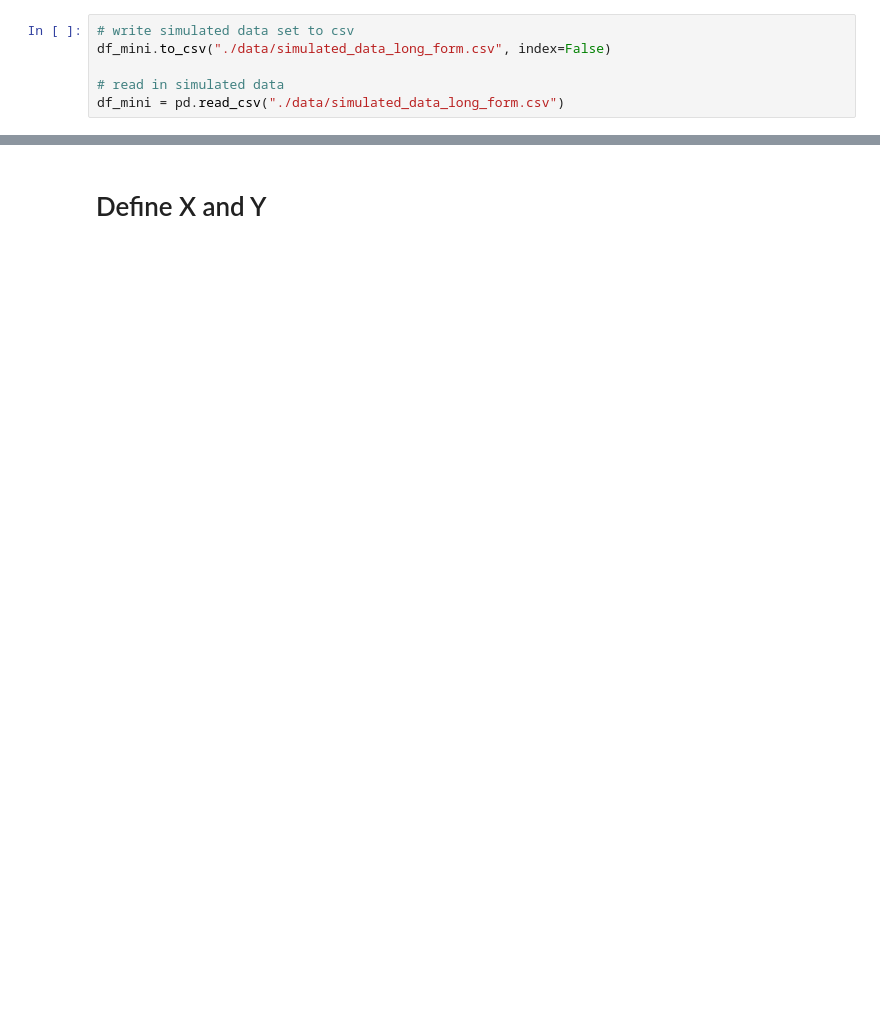
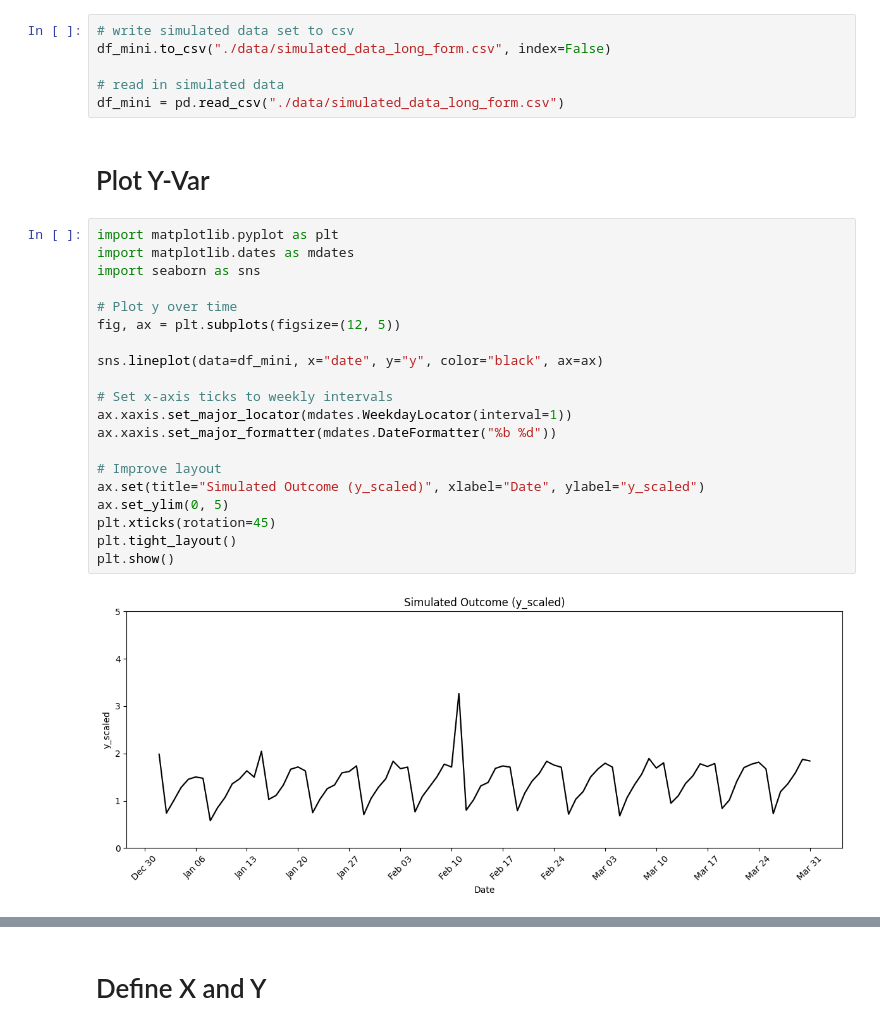
Before and after one commit to msivr/mmm-bayesics, a Jupyter notebook: docs/source/notebooks/mmm_for_ptv/mmm_multilevel_long_form.ipynb, the cells around one changed output, grey strips where cells are left out. Drawn from its saved outputs; the diff is of its cells as text; blank space fills up the shorter version.

```diff
--- a/docs/source/notebooks/mmm_for_ptv/mmm_multilevel_long_form.ipynb
+++ b/docs/source/notebooks/mmm_for_ptv/mmm_multilevel_long_form.ipynb
@@ -168,3 +254,27 @@ df_mini.to_csv("./data/simulated_data_long_form.csv", index=False)
 
 # read in simulated data
 df_mini = pd.read_csv("./data/simulated_data_long_form.csv")
+# %% [markdown]
+# Plot Y-Var
+# %%
+import matplotlib.pyplot as plt
+import matplotlib.dates as mdates
+import seaborn as sns
+
+# Plot y over time
+fig, ax = plt.subplots(figsize=(12, 5))
+
+sns.lineplot(data=df_mini, x="date", y="y", color="black", ax=ax)
+
+# Set x-axis ticks to weekly intervals
+ax.xaxis.set_major_locator(mdates.WeekdayLocator(interval=1))
+ax.xaxis.set_major_formatter(mdates.DateFormatter("%b %d"))
+
+# Improve layout
+ax.set(title="Simulated Outcome (y_scaled)", xlabel="Date", ylabel="y_scaled")
+ax.set_ylim(0, 5)
+plt.xticks(rotation=45)
+plt.tight_layout()
+plt.show()
+# %% [output]
+[figure, added]
```
Also changed, not shown: parts of 16 cells of this notebook, 1 other file.
